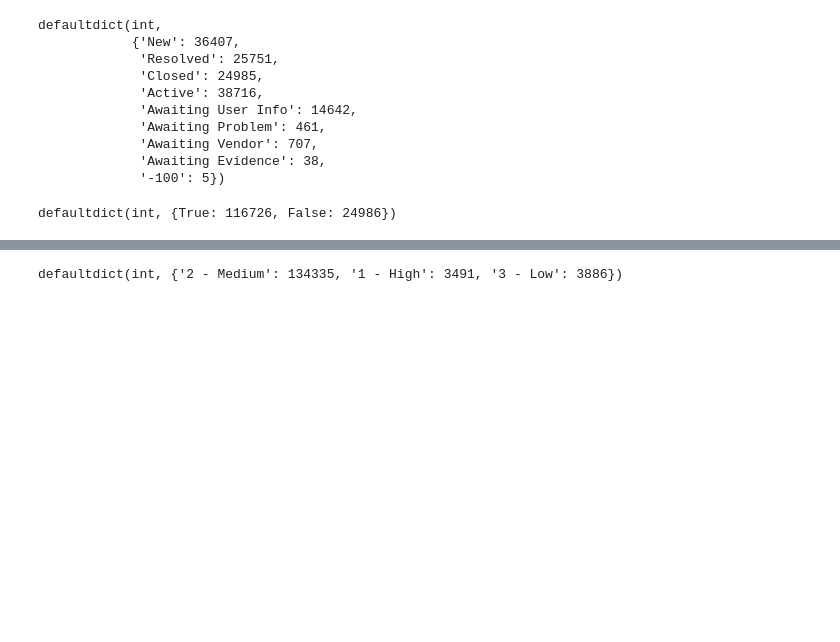
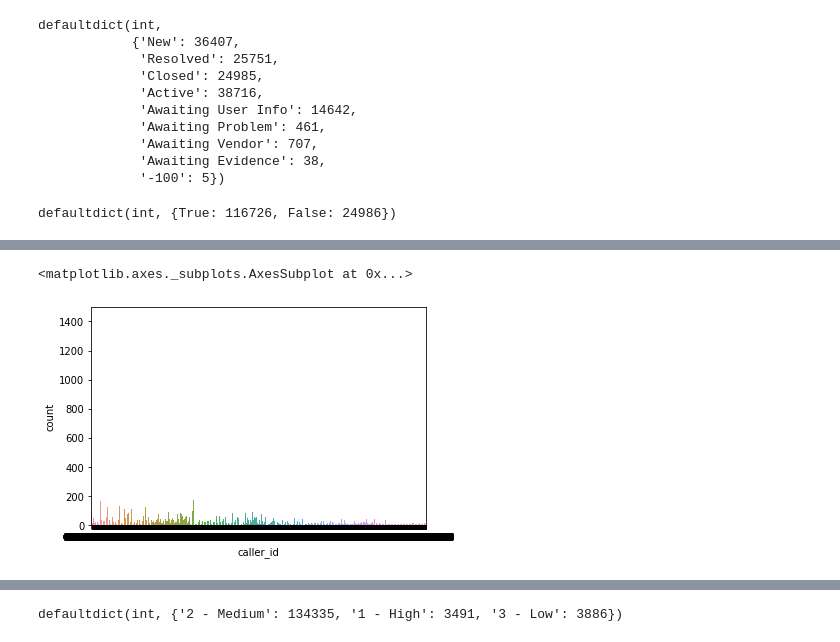
Before and after one commit to unclestay/ESILV---Python-for-data-analysis---devoir-2020, a Jupyter notebook: project.ipynb, the cells around one changed output, grey strips where cells are left out. Drawn from its saved outputs; the diff is of its cells as text; code cells hidden in the pictures; blank space fills up the shorter version.

```diff
--- a/project.ipynb
+++ b/project.ipynb
@@ -12,0 +75,3 @@ dataset.head()
+# %%
+import numpy as np
+dataset = dataset.replace("?","unknown")
@@ -103,0 +242,7 @@ defaultdict(int,
+# %%
+caller_id_ddic = df_to_ddic(dataset,"caller_id")
+caller_id_ddic
+sns.countplot(dataset["caller_id"])
+# %% [output]
+<matplotlib.axes._subplots.AxesSubplot at 0x...>
+[figure, added]
```
Also changed, not shown: parts of 47 cells of this notebook.
